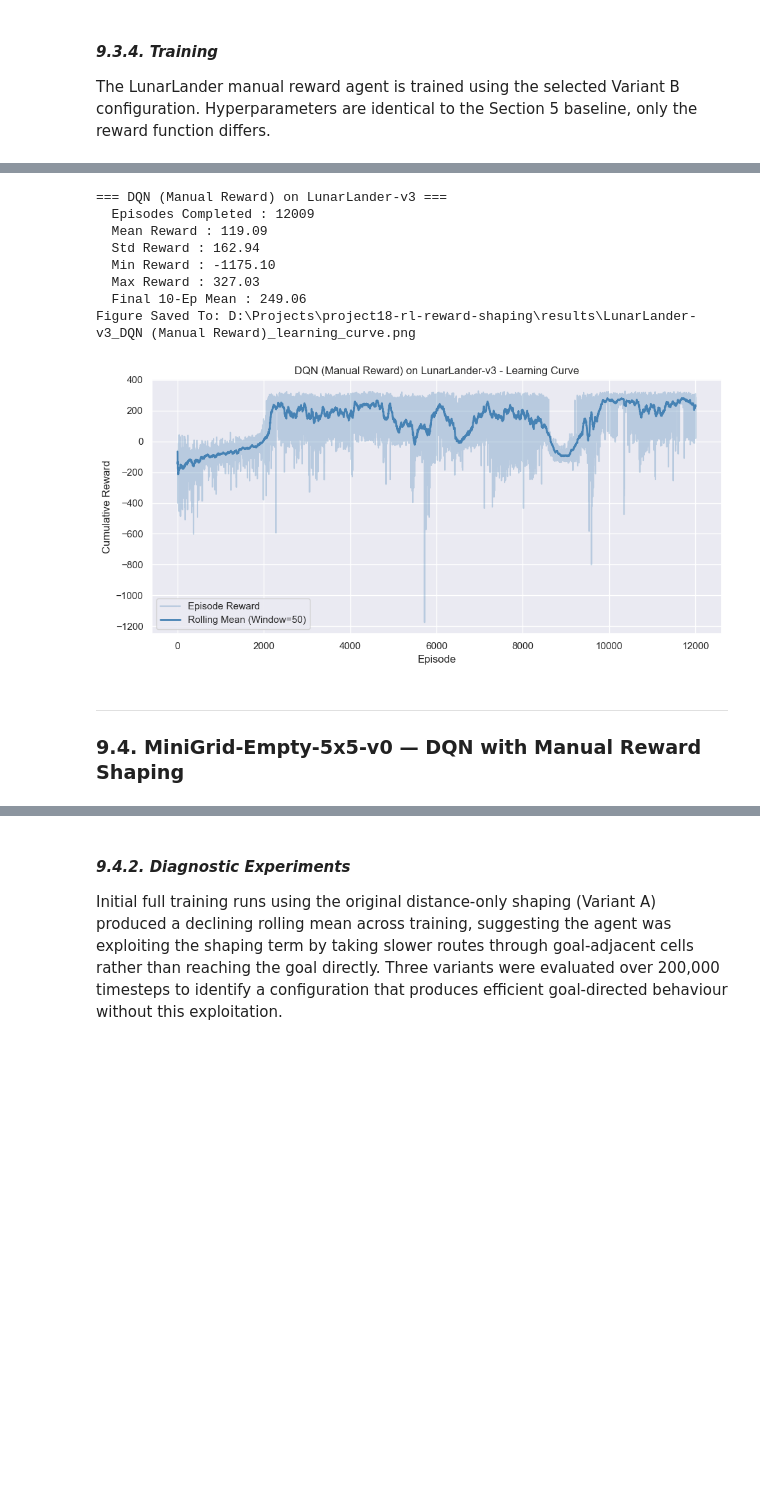
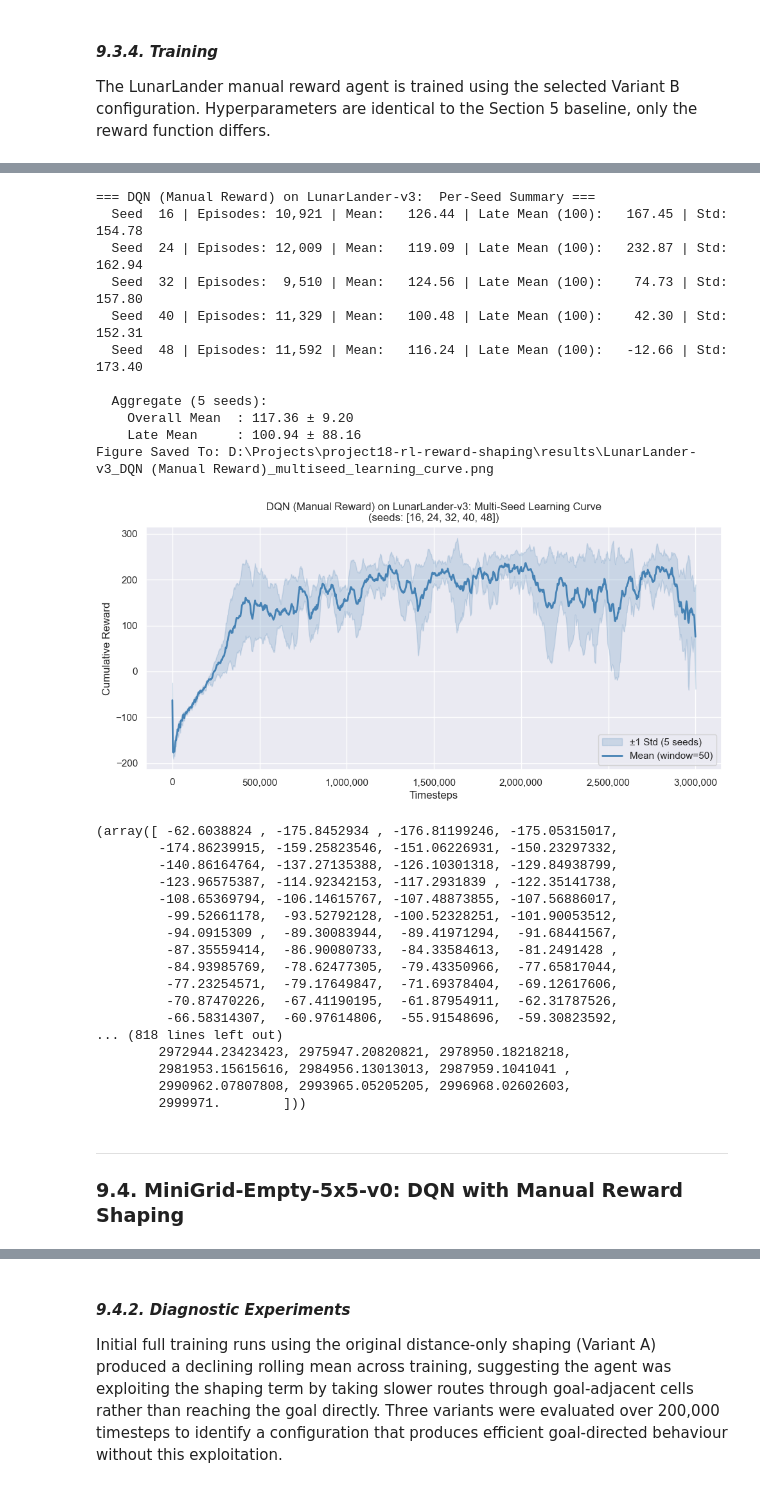
Before and after one commit to toms55/RL-gaming, a Jupyter notebook: notebooks/baseline_rl.ipynb, the cells around one changed output, grey strips where cells are left out. Saved outputs shown, nothing was run; the diff lists cells and outputs as text; code cells hidden in the pictures; blank space fills up the shorter version.

```diff
--- a/notebooks/baseline_rl.ipynb
+++ b/notebooks/baseline_rl.ipynb
@@ -481,4 +689,5 @@ Training Complete. Model Saved To: D:\Projects\project18-rl-reward-shaping\model
 # %%
-print_summary(minigrid_dqn_callback.episode_rewards, MINIGRID_ENV_ID, 'DQN')
-plot_learning_curve(minigrid_dqn_callback.episode_rewards, MINIGRID_ENV_ID, 'DQN', window=50)
+print_multiseed_summary(minigrid_dqn_all_rewards, MINIGRID_ENV_ID, 'DQN', SEEDS)
+plot_multiseed_learning_curve(minigrid_dqn_all_rewards, minigrid_dqn_all_lengths,
+                              MINIGRID_ENV_ID, 'DQN', SEEDS)
 # %% [output]
@@ -631,4 +877,5 @@ Training Complete. Model Saved To: D:\Projects\project18-rl-reward-shaping\model
 # %%
-print_summary(ql_episode_rewards, MINIGRID_ENV_ID, 'Q-Learning')
-plot_learning_curve(ql_episode_rewards, MINIGRID_ENV_ID, 'Q-Learning', window=50)
+print_multiseed_summary(ql_all_rewards, MINIGRID_ENV_ID, 'Q-Learning', SEEDS)
+plot_multiseed_learning_curve(ql_all_rewards, ql_all_lengths,
+                              MINIGRID_ENV_ID, 'Q-Learning', SEEDS)
 # %% [output]
@@ -665,7 +932,7 @@ DQN runs are read from Stable Baselines3 `Monitor` files under `logs/` (`r` = re
 Figures are saved next to the per-environment learning curves from earlier sections.
 # %%
 def load_episode_series_for_comparison(env_id, agent, monitor_relative):
-  """Returns (rewards, episode_lengths) per finished episode — Monitor `r`/`l` or results CSV."""
+  """Returns (rewards, episode_lengths) per finished episode:  Monitor `r`/`l` or results CSV."""
   if monitor_relative:
     path = os.path.join(LOG_DIRECTORY, monitor_relative)
     if not os.path.isfile(path):
@@ -1651,19 +1986,40 @@ Training Complete. Model Saved To: D:\Projects\project18-rl-reward-shaping\model
 # %%
-print_summary(lunarlander_manual_callback.episode_rewards, 'LunarLander-v3', 'DQN (Manual Reward)')
-plot_learning_curve(lunarlander_manual_callback.episode_rewards, 'LunarLander-v3', 'DQN (Manual Reward)', window=50)
+print_multiseed_summary(lunarlander_manual_all_rewards, 'LunarLander-v3', 'DQN (Manual Reward)', SEEDS)
+plot_multiseed_learning_curve(lunarlander_manual_all_rewards, lunarlander_manual_all_lengths,
+                              'LunarLander-v3', 'DQN (Manual Reward)', SEEDS)
 # %% [output]
-=== DQN (Manual Reward) on LunarLander-v3 ===
-  Episodes Completed : 12009
-  Mean Reward : 119.09
-  Std Reward : 162.94
-  Min Reward : -1175.10
-  Max Reward : 327.03
-  Final 10-Ep Mean : 249.06
-Figure Saved To: D:\Projects\project18-rl-reward-shaping\results\LunarLander-v3_DQN (Manual Reward)_learning_curve.png
+=== DQN (Manual Reward) on LunarLander-v3:  Per-Seed Summary ===
+  Seed  16 | Episodes: 10,921 | Mean:   126.44 | Late Mean (100):   167.45 | Std:  154.78
+  Seed  24 | Episodes: 12,009 | Mean:   119.09 | Late Mean (100):   232.87 | Std:  162.94
+  Seed  32 | Episodes:  9,510 | Mean:   124.56 | Late Mean (100):    74.73 | Std:  157.80
+  Seed  40 | Episodes: 11,329 | Mean:   100.48 | Late Mean (100):    42.30 | Std:  152.31
+  Seed  48 | Episodes: 11,592 | Mean:   116.24 | Late Mean (100):   -12.66 | Std:  173.40
+
+  Aggregate (5 seeds):
+    Overall Mean  : 117.36 ± 9.20
+    Late Mean     : 100.94 ± 88.16
+Figure Saved To: D:\Projects\project18-rl-reward-shaping\results\LunarLander-v3_DQN (Manual Reward)_multiseed_learning_curve.png
-[figure, old version]
+[figure, new version]
+(array([ -62.6038824 , -175.8452934 , -176.81199246, -175.05315017,
+        -174.86239915, -159.25823546, -151.06226931, -150.23297332,
+        -140.86164764, -137.27135388, -126.10301318, -129.84938799,
+        -123.96575387, -114.92342153, -117.2931839 , -122.35141738,
+        -108.65369794, -106.14615767, -107.48873855, -107.56886017,
+         -99.52661178,  -93.52792128, -100.52328251, -101.90053512,
+         -94.0915309 ,  -89.30083944,  -89.41971294,  -91.68441567,
+         -87.35559414,  -86.90080733,  -84.33584613,  -81.2491428 ,
+         -84.93985769,  -78.62477305,  -79.43350966,  -77.65817044,
+         -77.23254571,  -79.17649847,  -71.69378404,  -69.12617606,
+         -70.87470226,  -67.41190195,  -61.87954911,  -62.31787526,
+         -66.58314307,  -60.97614806,  -55.91548696,  -59.30823592,
+... (818 lines left out)
+        2972944.23423423, 2975947.20820821, 2978950.18218218,
+        2981953.15615616, 2984956.13013013, 2987959.1041041 ,
+        2990962.07807808, 2993965.05205205, 2996968.02602603,
+        2999971.        ]))
 # %% [markdown]
 ---
-### 9.4. MiniGrid-Empty-5x5-v0 — DQN with Manual Reward Shaping
+### 9.4. MiniGrid-Empty-5x5-v0: DQN with Manual Reward Shaping
 # %% [markdown]
 #### *9.4.1. Reward Function Design*
 
```
Also changed, not shown: parts of 38 cells of this notebook, 38 other files.
